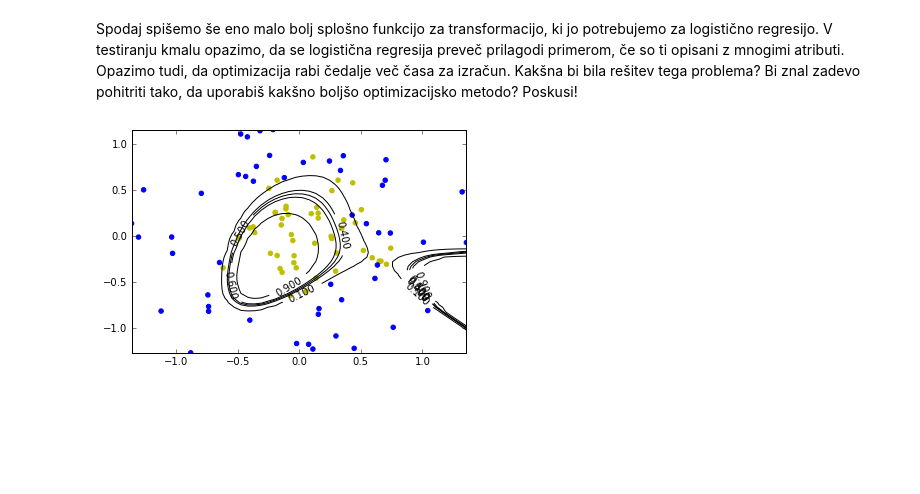
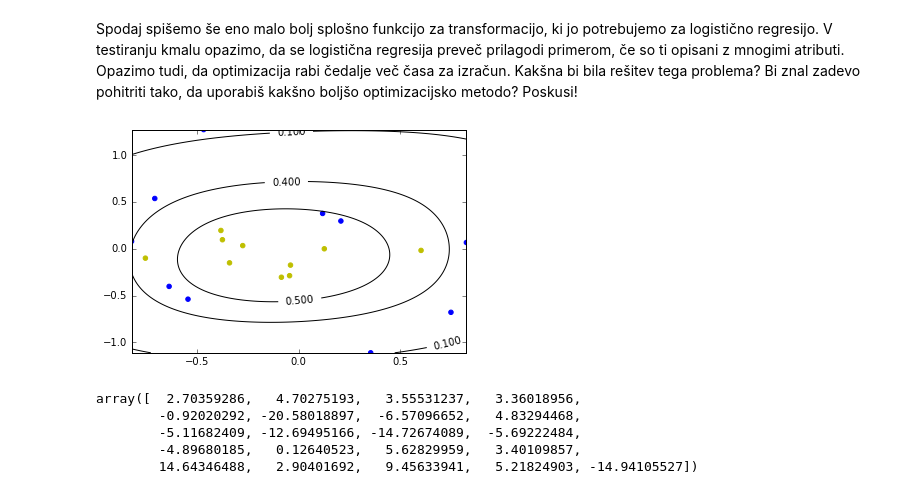
Before and after one commit to biolab/ipynb, a Jupyter notebook: 2015-pi/05-logreg-lib.ipynb, the cells around one changed output. Drawn from its saved outputs; the diff is of its cells as text; code cells hidden in the pictures; blank space fills up the shorter version.

```diff
--- a/2015-pi/05-logreg-lib.ipynb
+++ b/2015-pi/05-logreg-lib.ipynb
@@ -32,7 +30,7 @@ def scatter(x, y, theta, f=None):
     """Plot the data and its linear regression model."""
     plt.scatter(X[:, 1], X[:, 2], color=colors[y], s=20);
 
-    n = 50
+    n = 200
     xr = np.linspace(x[:, 1].min(), x[:, 1].max(), n, endpoint=True)
     yr = np.linspace(x[:, 2].min(), x[:, 2].max(), n, endpoint=True)
     xg, yg = np.meshgrid(xr, yr, indexing="ij")
@@ -100,13 +98,21 @@ def poly_expand(x, order=5):
             x = np.c_[x, (x[:, 1] ** i) * (x[:, 2] ** (o - i))]
     return x
 # %%
-X, y  = datasets.make_circles(n_samples=100, factor=.3, noise=.3)
+X, y  = datasets.make_circles(n_samples=20, factor=.3, noise=.3)
 X = np.column_stack((np.ones(len(X)), X))
 # poly = PolynomialFeatures(degree=2)
 # X2 = poly.fit_transform(X)
 X2 = poly_expand(X)
-lr = LogisticRegression(penalty="l2", C=1000)
+lr = LogisticRegression(penalty="l2", C=1)
 fitted = lr.fit(X2, y)
 scatter(X2, y, fitted.coef_[0], f=poly_expand)
 # %% [output]
-[figure, old version]
+[figure, new version]
+# %%
+fitted.coef_[0]
+# %% [output]
+array([  2.70359286,   4.70275193,   3.55531237,   3.36018956,
+        -0.92020292, -20.58018897,  -6.57096652,   4.83294468,
+        -5.11682409, -12.69495166, -14.72674089,  -5.69222484,
+        -4.89680185,   0.12640523,   5.62829959,   3.40109857,
+        14.64346488,   2.90401692,   9.45633941,   5.21824903, -14.94105527])
```
Also changed, not shown: parts of 7 cells of this notebook, 2 other files.
